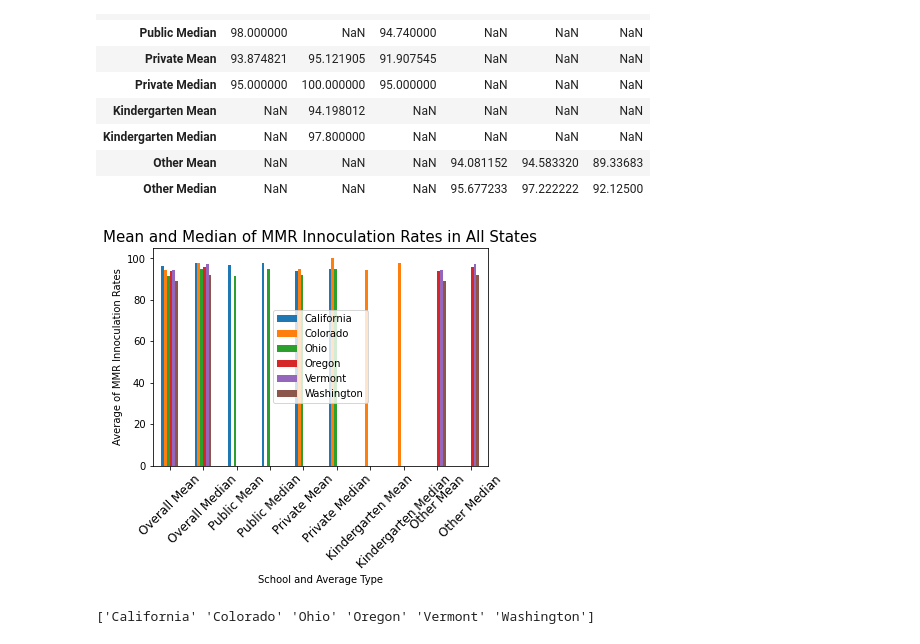
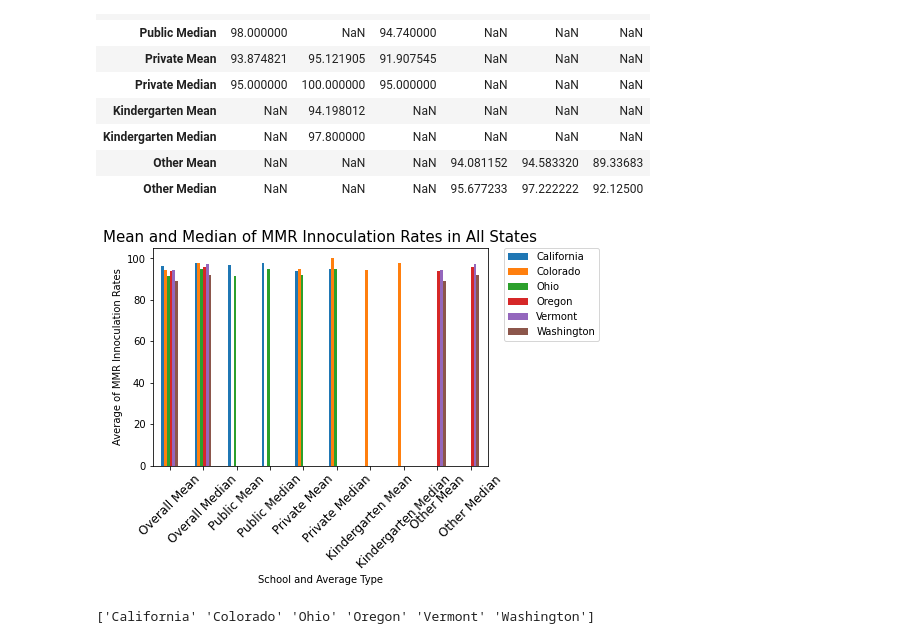
Before and after one commit to mel-c-lowe/UMN_Bootcamp_Project_One, a Jupyter notebook: MMR Vaccinations Trends.ipynb, the cells around one changed output. Saved outputs shown, nothing was run; the diff lists cells and outputs as text; code cells hidden in the pictures.

```diff
--- a/MMR Vaccinations Trends.ipynb
+++ b/MMR Vaccinations Trends.ipynb
@@ -489,30 +470,30 @@ avg_by_type
 # %%
 # Chart of Mean and Medians grouped together
 
 avg_by_type
 type_labels = avg_by_type.index
 type_group_fig = avg_by_type.plot.bar(rot=45)
 x_axis = np.arange(len(type_labels))
 plt.ylabel("Average of MMR Innoculation Rates")
 plt.xlabel("School and Average Type")
 plt.title("Mean and Median of MMR Innoculation Rates in All States", fontsize=15)
-legend_text=plt.legend(loc="center")
+legend_text=plt.legend(bbox_to_anchor=(1.05, 1), loc='upper left', borderaxespad=0.)
 legend_text.get_texts()[0].set_text("California")
 legend_text.get_texts()[1].set_text("Colorado")
 legend_text.get_texts()[2].set_text("Ohio")
 legend_text.get_texts()[3].set_text("Oregon")
 legend_text.get_texts()[4].set_text("Vermont")
 legend_text.get_texts()[5].set_text("Washington")
 
 # Legend text issues resolved with help from Stack Overflor
 # https://stackoverflow.com/questions/23037548/change-main-plot-legend-label-text
 
 tick_locations = [value for value in x_axis]
 plt.xticks(tick_locations, type_labels, rotation="45", fontsize=12)
 
 plt.show()
 # %% [output]
-[figure, old version]
+[figure, new version]
 # %%
 print(states)
 avg_by_state
```
Also changed, not shown: parts of 8 cells of this notebook, 2 other files.
